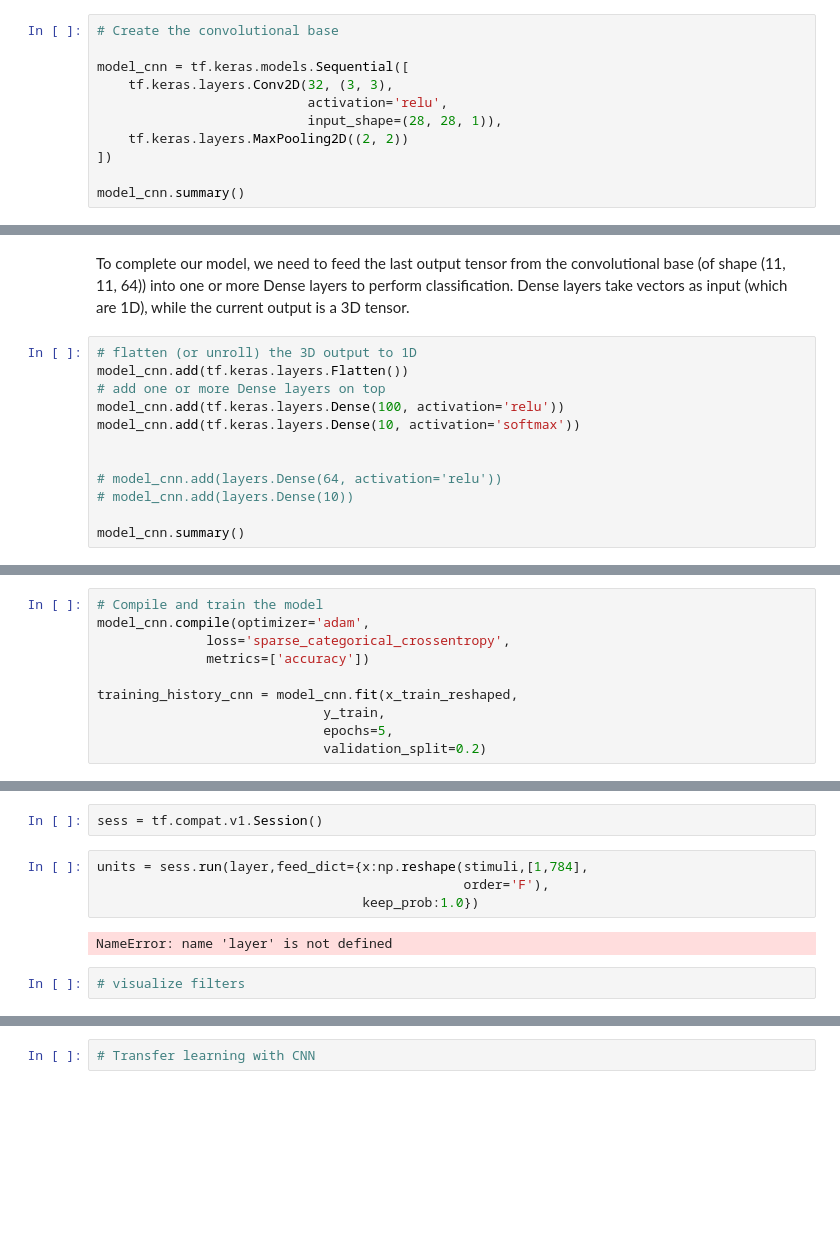
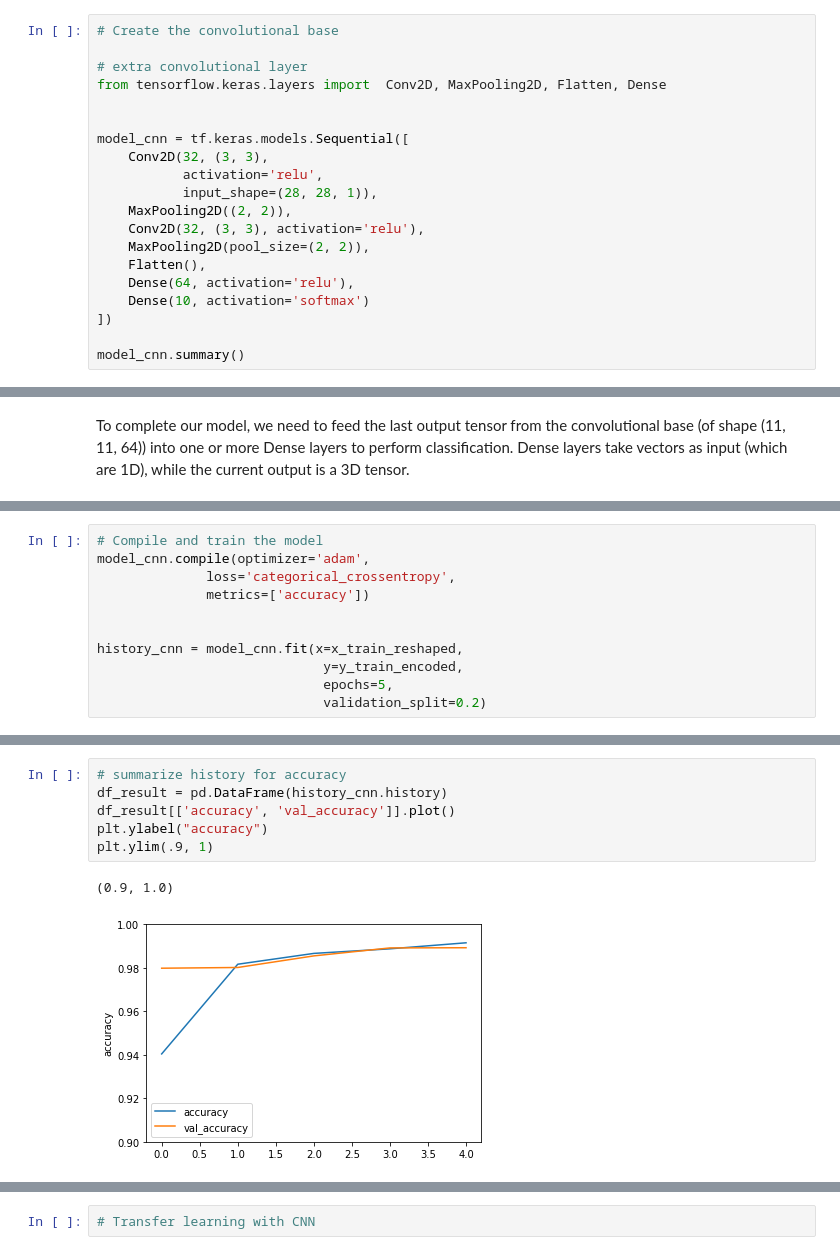
Before and after one commit to Amirosimani/Machine_Learning_Pratt, a Jupyter notebook: labs/lab_10.ipynb, the cells around one changed output, grey strips where cells are left out. Cells and saved outputs as stored; diff of their text form; blank space fills up the shorter version.

```diff
--- a/labs/lab_10.ipynb
+++ b/labs/lab_10.ipynb
@@ -175,11 +123,20 @@ y_test_encoded = to_categorical(y_test)
 # %%
 # Create the convolutional base
 
+# extra convolutional layer
+from tensorflow.keras.layers import  Conv2D, MaxPooling2D, Flatten, Dense
+
+
 model_cnn = tf.keras.models.Sequential([
-    tf.keras.layers.Conv2D(32, (3, 3),
-                           activation='relu',
-                           input_shape=(28, 28, 1)),
-    tf.keras.layers.MaxPooling2D((2, 2))
+    Conv2D(32, (3, 3),
+           activation='relu',
+           input_shape=(28, 28, 1)),
+    MaxPooling2D((2, 2)),
+    Conv2D(32, (3, 3), activation='relu'),
+    MaxPooling2D(pool_size=(2, 2)),
+    Flatten(),
+    Dense(64, activation='relu'),
+    Dense(10, activation='softmax')
 ])
 
 model_cnn.summary()
@@ -201,15 +163,3 @@ The output of every Conv2D and MaxPooling2D layer is a 3D tensor of shape (heigh
 # %% [markdown]
 To complete our model, we need to feed the last output tensor from the convolutional base (of shape (11, 11, 64)) into one or more Dense layers to perform classification.
 Dense layers take vectors as input (which are 1D), while the current output is a 3D tensor.
-# %%
-# flatten (or unroll) the 3D output to 1D
-model_cnn.add(tf.keras.layers.Flatten())
-# add one or more Dense layers on top
-model_cnn.add(tf.keras.layers.Dense(100, activation='relu'))
-model_cnn.add(tf.keras.layers.Dense(10, activation='softmax'))
-
-
-# model_cnn.add(layers.Dense(64, activation='relu'))
-# model_cnn.add(layers.Dense(10))
-
-model_cnn.summary()
@@ -235,11 +166,12 @@ _________________________________________________________________
 # %%
 # Compile and train the model
 model_cnn.compile(optimizer='adam',
-              loss='sparse_categorical_crossentropy',
+              loss='categorical_crossentropy',
               metrics=['accuracy'])
 
-training_history_cnn = model_cnn.fit(x_train_reshaped,
-                             y_train,
+
+history_cnn = model_cnn.fit(x=x_train_reshaped,
+                             y=y_train_encoded,
                              epochs=5,
                              validation_split=0.2)
 # %% [output]
@@ -306,10 +217,9 @@ plt.show()
-# %%
-sess = tf.compat.v1.Session()
-# %%
-units = sess.run(layer,feed_dict={x:np.reshape(stimuli,[1,784],
-                                               order='F'),
-                                  keep_prob:1.0})
-# %% [output]
-NameError: name 'layer' is not defined
-# %%
-# visualize filters
+# %%
+# summarize history for accuracy
+df_result = pd.DataFrame(history_cnn.history)
+df_result[['accuracy', 'val_accuracy']].plot()
+plt.ylabel("accuracy")
+plt.ylim(.9, 1)
+# %% [output]
+(0.9, 1.0)
+[figure, added]
```
Also changed, not shown: parts of 31 cells of this notebook, 1 other file.
